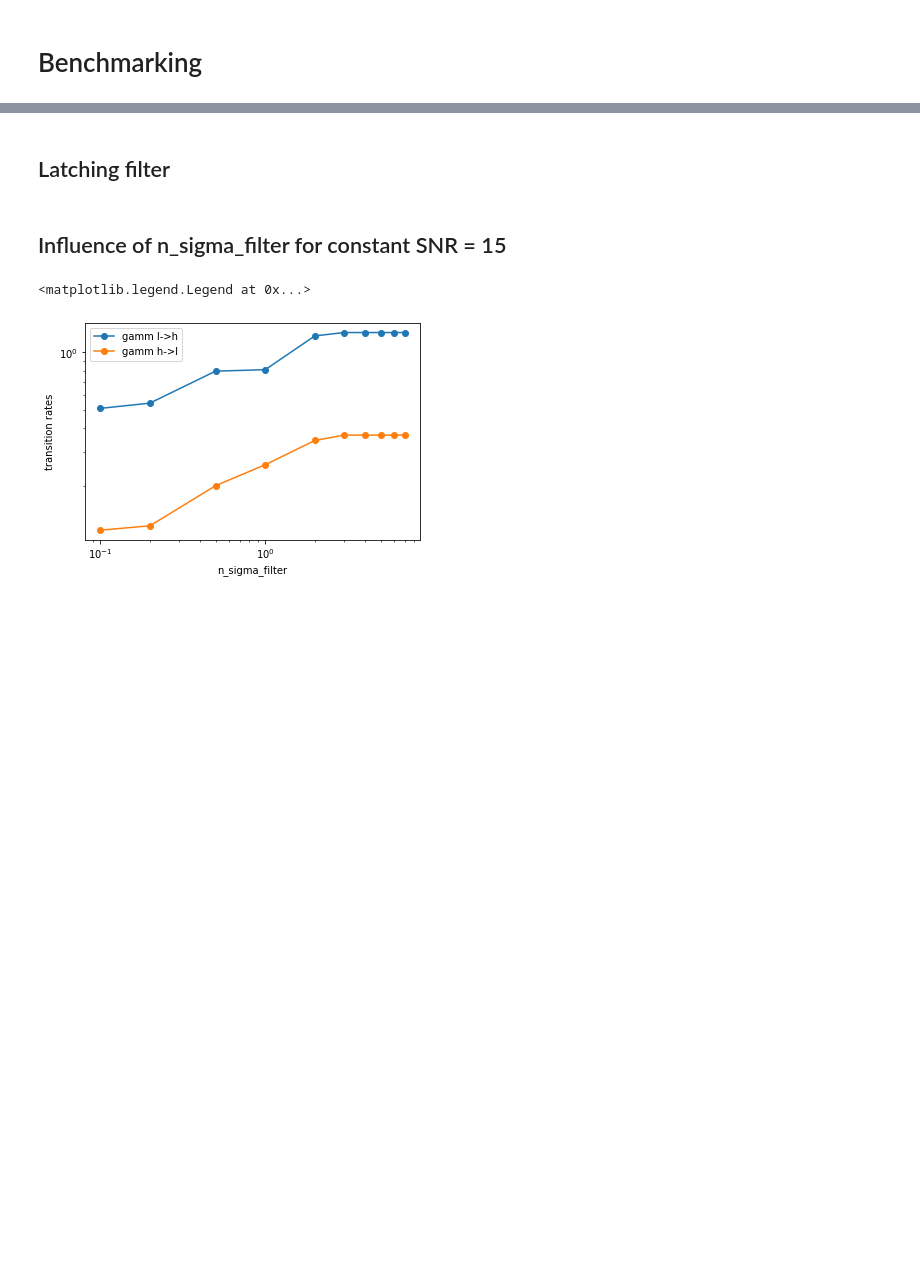
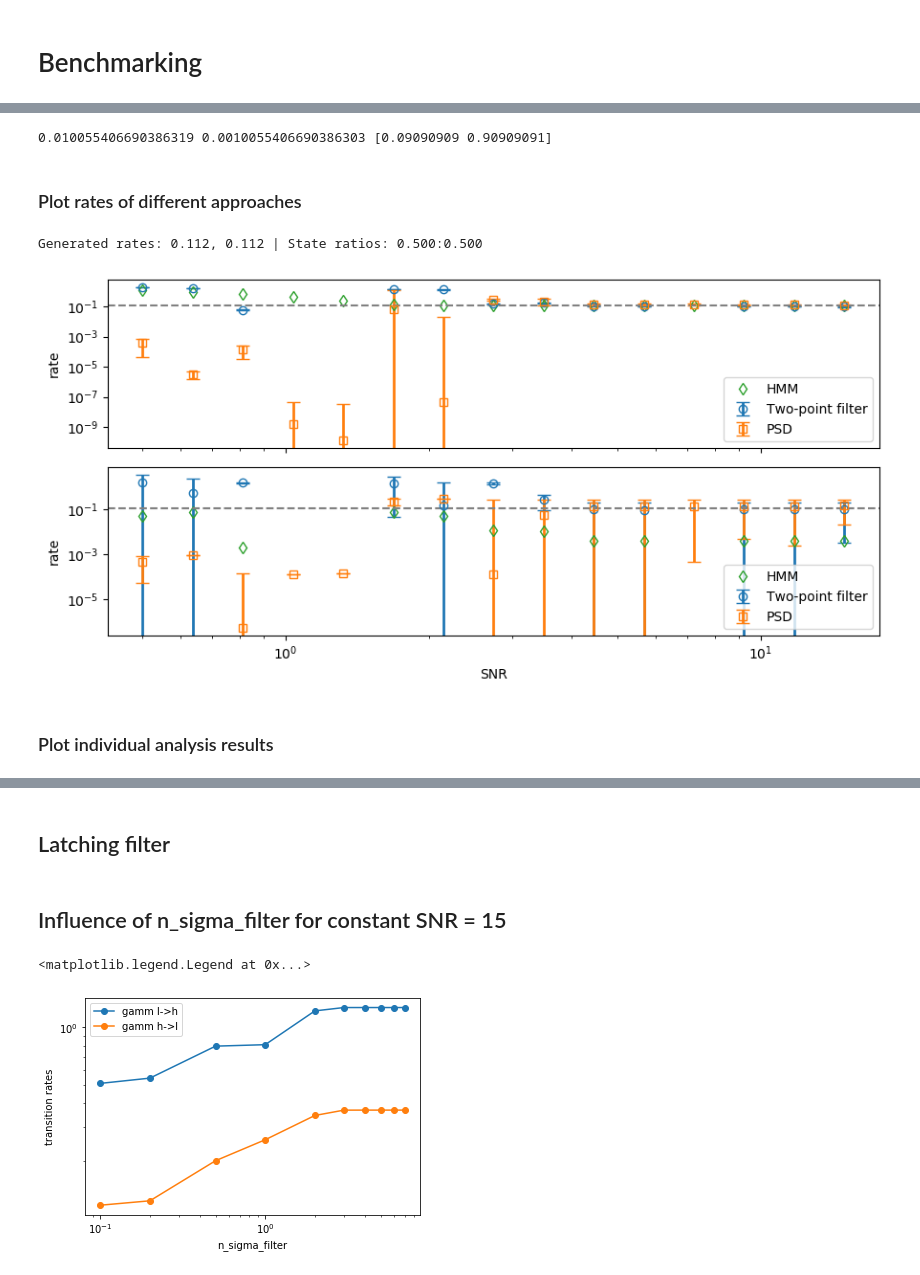
Before and after one commit to lukassplitthoff/cqed, a Jupyter notebook: templates/QuantumJumps_analysis.ipynb, the cells around one changed output, grey strips where cells are left out. Cells and saved outputs as stored; diff of their text form; code cells hidden in the pictures; blank space fills up the shorter version.

```diff
--- a/templates/QuantumJumps_analysis.ipynb
+++ b/templates/QuantumJumps_analysis.ipynb
@@ -196,0 +231,12 @@ PSD: 0.05295032413629725 0.020880066219294956
+# %%
+transition_mtrx = np.array([[[0.9, 0.1],[0.1, 0.9]],
+                            [[0.9, 0.1],[0.3, 0.7]],
+                            [[0.9, 0.1],[0.99, 0.01]],
+                            [[0.99, 0.01],[0.01, 0.99]],
+                            [[0.99, 0.01],[0.03, 0.97]],
+                            [[0.99, 0.01],[0.001, 0.999]]])
+
+rrate1, rrate2, ratio = real_rates(snr, startprob, transition_mtrx[5], means)
+print(rrate1, rrate2, ratio)
+# %% [output]
+0.010055406690386319 0.0010055406690386303 [0.09090909 0.90909091]
@@ -196,0 +283,65 @@ PSD: 0.05295032413629725 0.020880066219294956
+# %%
+psd = xa.merge([xa.DataArray(psd_rates[:,:,0], name='rate_lh',
+                                  coords={'SNR': snrs, 'Transitionmatr': np.arange(1,7,1)},
+                                  dims=['SNR', 'Transitionmatr']),
+                     xa.DataArray(psd_rates[:,:,1], name='rate_lh_err',
+                                  coords={'SNR': snrs, 'Transitionmatr': np.arange(1,7,1)},
+                                  dims=['SNR', 'Transitionmatr']),
+                     xa.DataArray(psd_rates[:,:,2], name='rate_hl',
+                                  coords={'SNR': snrs, 'Transitionmatr': np.arange(1,7,1)},
+                                  dims=['SNR', 'Transitionmatr']),
+                     xa.DataArray(psd_rates[:,:,0], name='rate_hl_err',
+                                  coords={'SNR': snrs, 'Transitionmatr': np.arange(1,7,1)},
+                                  dims=['SNR', 'Transitionmatr'])])
+# %%
+hmms = xa.merge([xa.DataArray(hmm_rates[:,:,0], name='rate_lh',
+                                  coords={'SNR': snrs, 'Transitionmatr': np.arange(1,7,1)},
+                                  dims=['SNR', 'Transitionmatr']),
+                     xa.DataArray(lat_rates[:,:,1], name='rate_hl',
+                                  coords={'SNR': snrs, 'Transitionmatr': np.arange(1,7,1)},
+                                  dims=['SNR', 'Transitionmatr'])])
+# %% [markdown]
+### Plot rates of different approaches
+# %%
+fig, ax = plt.subplots(2,1, figsize=(9,4.5), sharex=True)
+
+transmat_idx = 0
+rrate1, rrate2, ratio = real_rates(snr, startprob, transition_mtrx[transmat_idx], means)
+
+ax[0].errorbar(snrs, latching.rate_lh.isel(Transitionmatr=transmat_idx),
+               yerr=latching.rate_lh_err.isel(Transitionmatr=transmat_idx),
+               label='Two-point filter', marker='o', mfc='none', lw=0, capsize=5, elinewidth=2)
+ax[0].errorbar(snrs, psd.rate_lh.isel(Transitionmatr=transmat_idx),
+               yerr=psd.rate_lh_err.isel(Transitionmatr=transmat_idx),
+               label='PSD', marker='s', mfc='none', lw=0, capsize=5, elinewidth=2)
+ax[0].plot(snrs, hmms.rate_lh.isel(Transitionmatr=transmat_idx), marker='d', label='HMM', lw=0, mfc='none')
+ax[0].axhline(rrate1, color='grey', ls='dashed')
+
+ax[0].set_yscale('log')
+ax[0].set_xscale('log')
+ax[0].legend()
+ax[0].set_ylabel('rate')
+ax[0].set_ylim(1e-6, 5)
+
+ax[1].errorbar(snrs, latching.rate_hl.isel(Transitionmatr=transmat_idx),
+               yerr=latching.rate_hl_err.isel(Transitionmatr=transmat_idx),
+               label='Two-point filter', marker='o', mfc='none', lw=0, capsize=5, elinewidth=2)
+ax[1].errorbar(snrs, psd.rate_hl.isel(Transitionmatr=transmat_idx),
+               yerr=psd.rate_hl_err.isel(Transitionmatr=transmat_idx),
+               label='PSD', marker='s', mfc='none', lw=0, capsize=5, elinewidth=2)
+ax[1].plot(snrs, hmms.rate_hl.isel(Transitionmatr=transmat_idx), marker='d', label='HMM', lw=0, mfc='none')
+ax[1].axhline(rrate2, color='grey', ls='dashed')
+
+ax[1].set_yscale('log')
+ax[1].set_xscale('log')
+ax[1].legend()
+ax[1].set_xlabel('SNR')
+ax[1].set_ylabel('rate')
+ax[1].set_ylim(ax[0].get_ylim())
+fig.tight_layout()
+print(f'Generated rates: {rrate1:.3f}, {rrate2:.3f} | State ratios: {ratio[0]:.3f}:{ratio[1]:.3f}')
+# %% [output]
+Generated rates: 0.112, 0.112 | State ratios: 0.500:0.500
+[figure, added]
+# %% [markdown]
+### Plot individual analysis results
```
Also changed, not shown: parts of 45 cells of this notebook.
